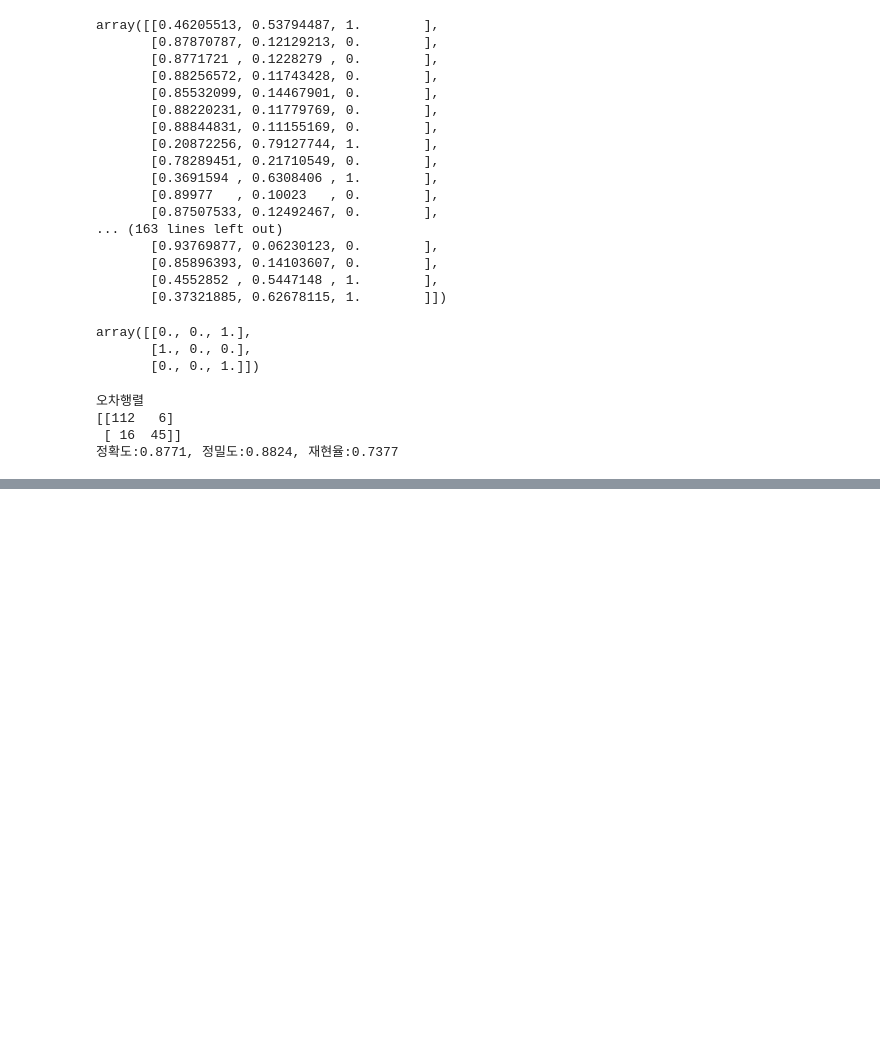
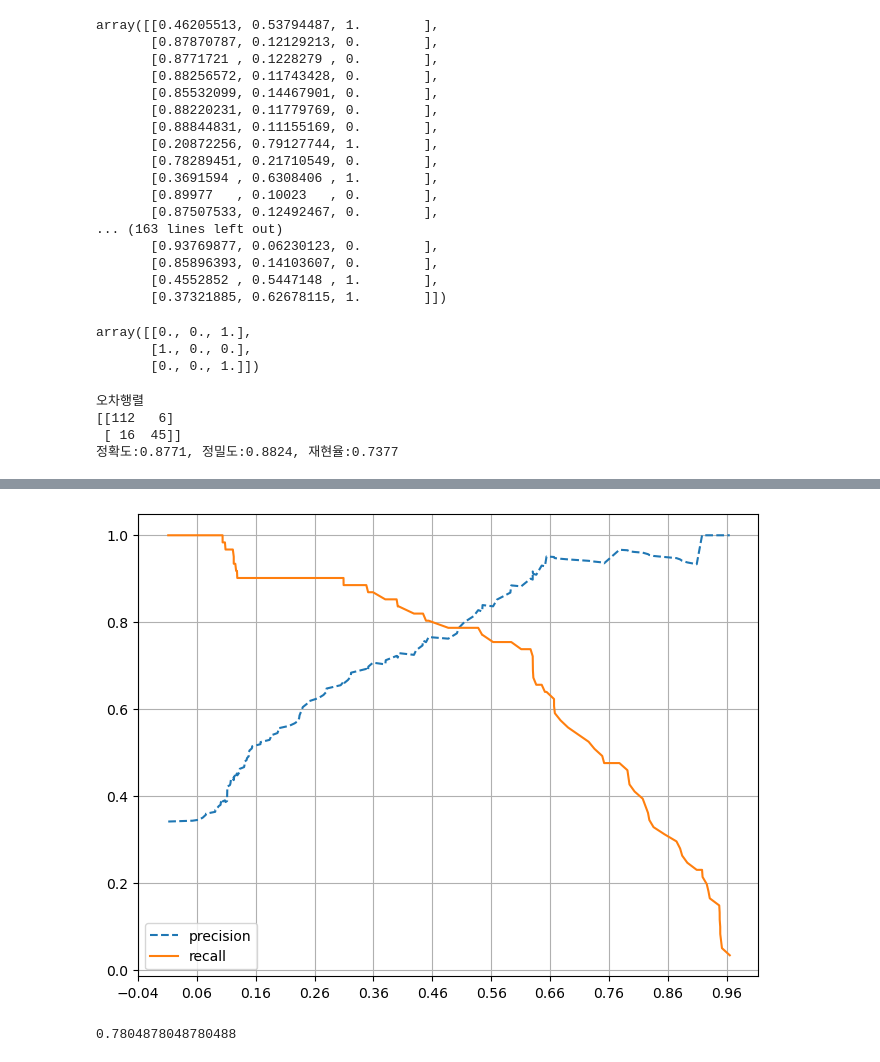
Before and after one commit to YooooSW/python_ex, a Jupyter notebook: 10_ml/ch03/01.ipynb, the cells around one changed output, grey strips where cells are left out. Drawn from its saved outputs; the diff is of its cells as text; code cells hidden in the pictures; blank space fills up the shorter version.

```diff
--- a/10_ml/ch03/01.ipynb
+++ b/10_ml/ch03/01.ipynb
@@ -165,0 +232,22 @@ get_clf_eval(y_test,pred_1)
+# %%
+def precision_recall_curve_plot(y_test,pred_proba):
+    precisions,recalls,thresholds = precision_recall_curve(y_test,
+                                                           pred_proba)
+    plt.figure(figsize=(8,6))
+    threshold_boundary = thresholds.shape[0]
+    plt.plot(thresholds,
+             precisions[0:threshold_boundary],
+             linestyle='--',
+             label='precision')
+    plt.plot(thresholds,
+             recalls[0:threshold_boundary],
+             label='recall')
+    start,end = plt.xlim()
+    plt.xticks(np.round( np.arange(start,end,0.1) , 2))
+    plt.legend()
+    plt.grid()
+    plt.show()
+
+precision_recall_curve_plot(y_test,pred_proba[:,1])
+# %% [output]
+[figure, added]
@@ -165,0 +256,4 @@ get_clf_eval(y_test,pred_1)
+# %%
+f1_score(y_test,pred)
+# %% [output]
+0.7804878048780488
```
Also changed, not shown: parts of 23 cells of this notebook, 3 other files.
